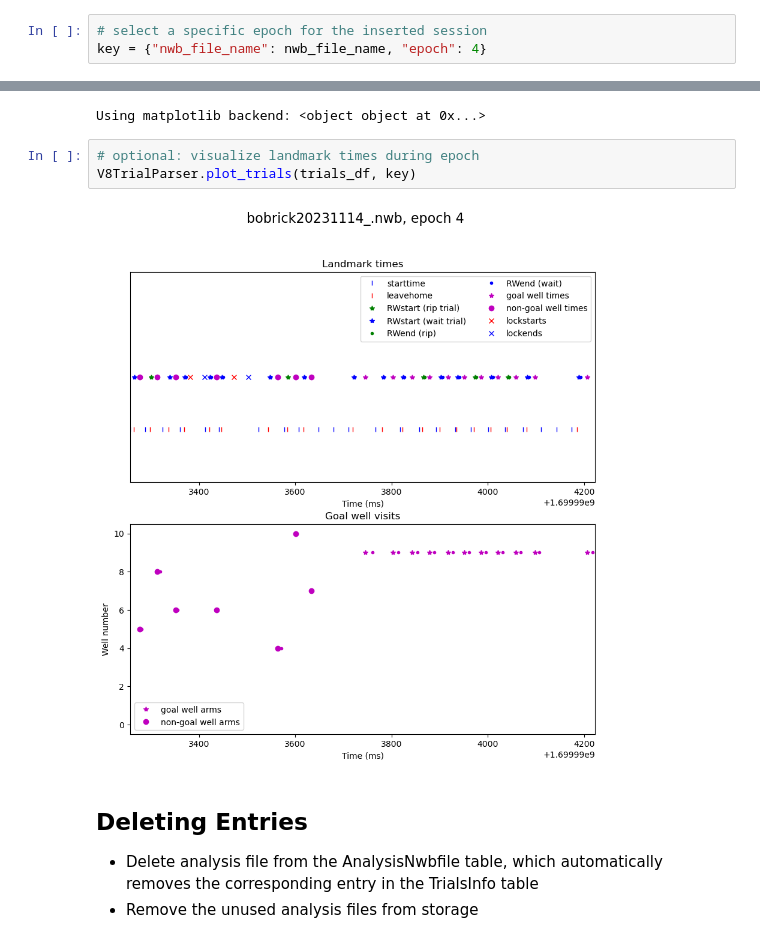
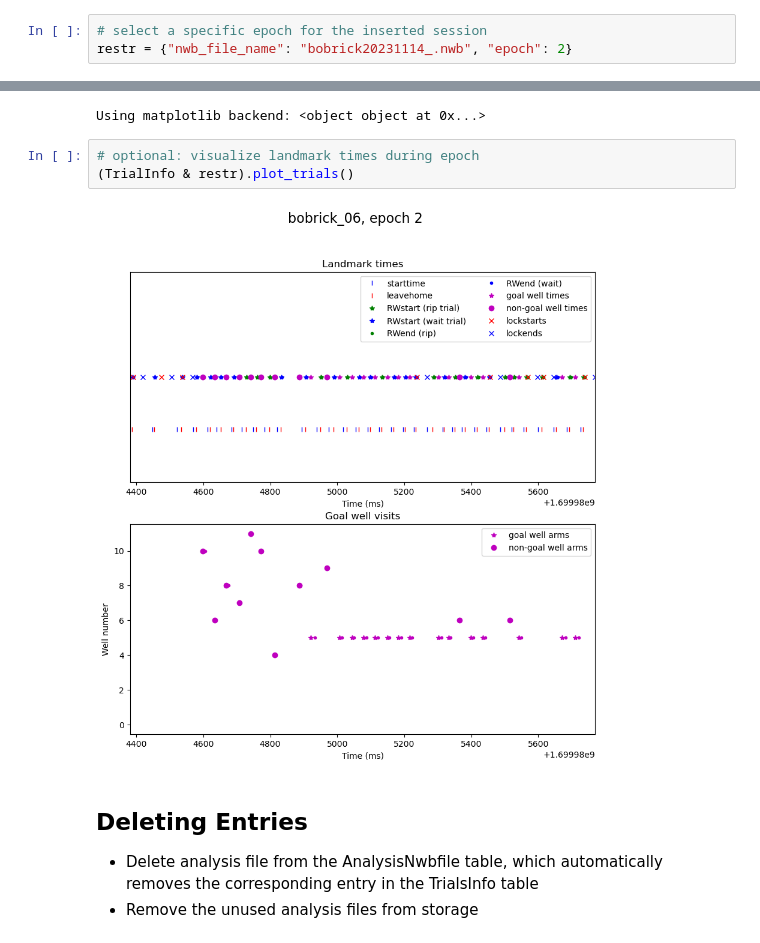
Before and after one commit to gillespielab/gl_spyglass, a Jupyter notebook: notebooks/TrialInfo.ipynb, the cells around one changed output, grey strips where cells are left out. Cells and saved outputs as stored; diff of their text form.

```diff
--- a/notebooks/TrialInfo.ipynb
+++ b/notebooks/TrialInfo.ipynb
@@ -65,6 +72,6 @@ Total: 2
 ## Reading the resulting analysis file
 # %%
 # select a specific epoch for the inserted session
-key = {"nwb_file_name": nwb_file_name, "epoch": 4}
+restr = {"nwb_file_name": "bobrick20231114_.nwb", "epoch": 2}
 # %%
 # accessing trial descriptors
@@ -102,9 +104,9 @@ table
 Using matplotlib backend: <object object at 0x...>
 # %%
 # optional: visualize landmark times during epoch
-V8TrialParser.plot_trials(trials_df, key)
+(TrialInfo & restr).plot_trials()
 # %% [output]
-[figure, old version]
+[figure, new version]
 # %% [markdown]
 ## Deleting Entries
 * Delete analysis file from the AnalysisNwbfile table, which automatically removes the corresponding entry in the TrialsInfo table
```
Also changed, not shown: parts of 11 cells of this notebook.
